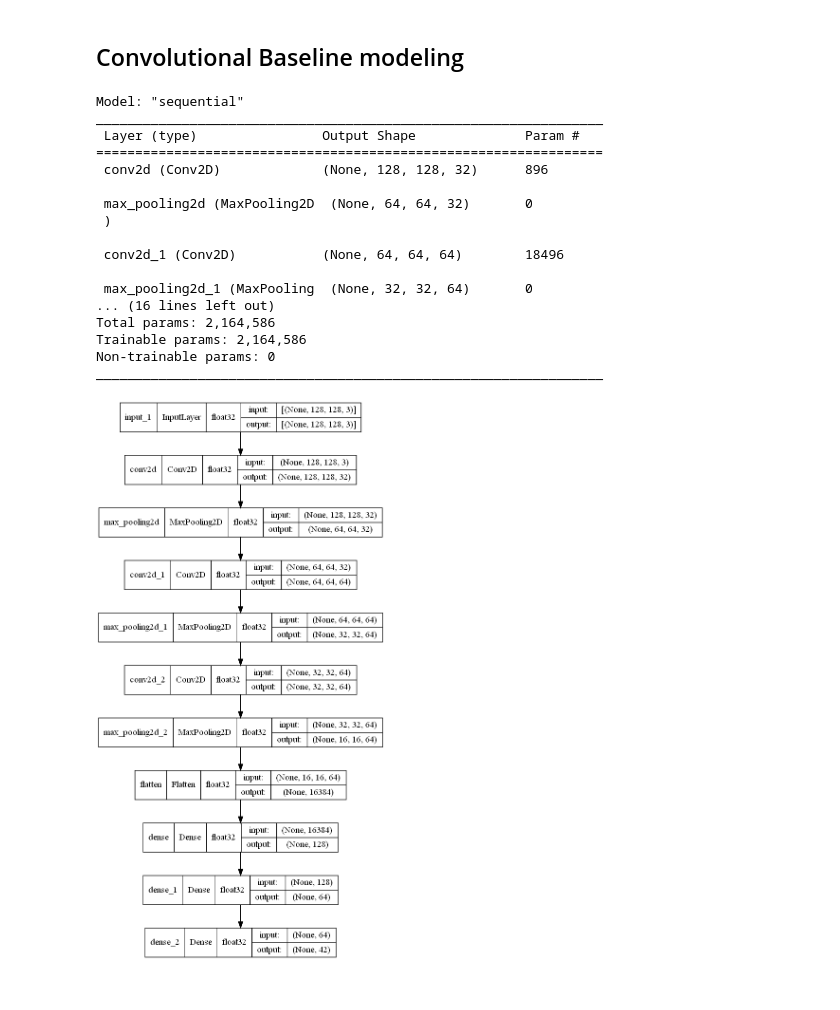
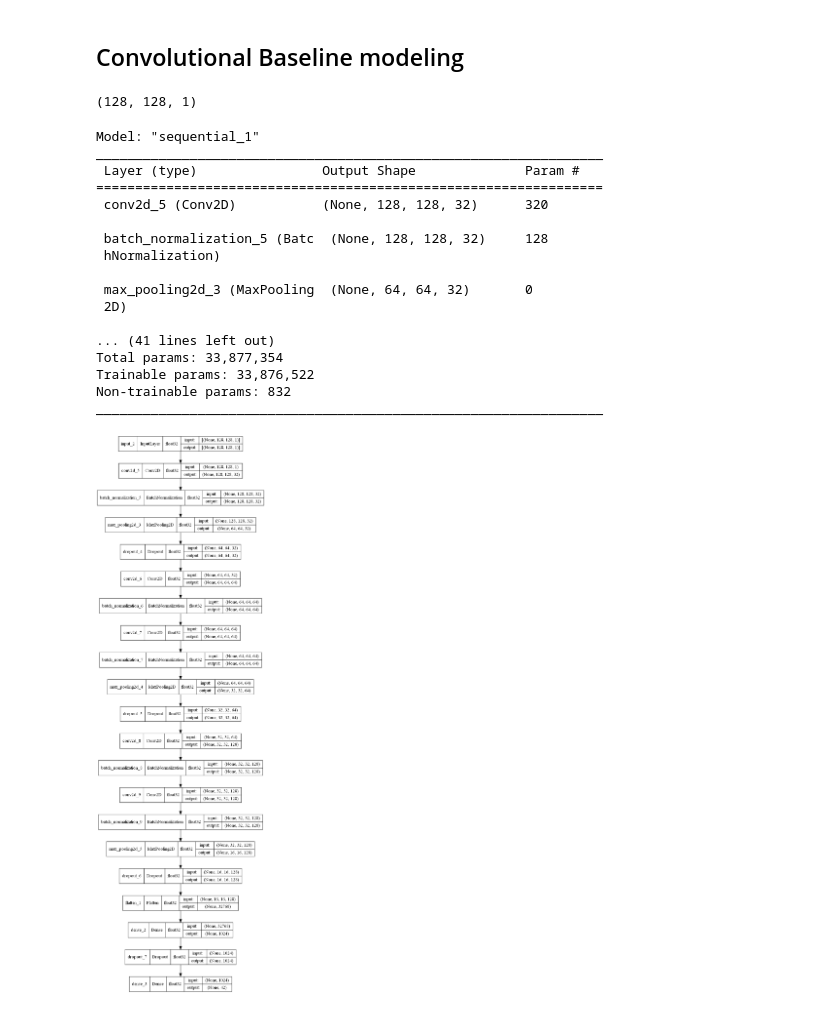
Before and after one commit to ashen007/Identify-Diseases-in-Crops-leaf, a Jupyter notebook: models/baseline_2_con.ipynb, the cells around one changed output. Saved outputs shown, nothing was run; the diff lists cells and outputs as text; code cells hidden in the pictures.

Commit message:
experimental conv net

```diff
--- a/models/baseline_2_con.ipynb
+++ b/models/baseline_2_con.ipynb
@@ -65,44 +84,62 @@ val_gen = val_generator.flow(val_x, val_y, batch_size=32)
+# %%
+X[0].shape
+# %% [output]
+(128, 128, 1)
 # %%
+# alex net smaller version
 base_conv = Sequential()
 
-base_conv.add(InputLayer(input_shape=(128,128,3)))
-base_conv.add(Conv2D(filters=32,kernel_size=(3,3),padding='same',activation=relu))
-base_conv.add(MaxPooling2D(pool_size=(2,2)))
-base_conv.add(Conv2D(filters=64,kernel_size=(3,3),padding='same',activation=relu))
-base_conv.add(MaxPooling2D(pool_size=(2,2)))
-base_conv.add(Conv2D(filters=64,kernel_size=(3,3),padding='same',activation=relu))
-base_conv.add(MaxPooling2D(pool_size=(2,2)))
+base_conv.add(InputLayer(input_shape=(128, 128, 1)))
+base_conv.add(Conv2D(filters=32, kernel_size=(3, 3), padding='same', kernel_initializer = 'he_normal', activation=relu))
+base_conv.add(BatchNormalization())
+base_conv.add(MaxPooling2D(pool_size=(2, 2)))
+base_conv.add(Dropout(0.25))
+
+base_conv.add(Conv2D(filters=64, kernel_size=(3, 3), padding='same', kernel_initializer = 'he_normal', activation=relu))
+base_conv.add(BatchNormalization())
+base_conv.add(Conv2D(filters=64, kernel_size=(3, 3), padding='same', kernel_initializer = 'he_normal', activation=relu))
+base_conv.add(BatchNormalization())
+base_conv.add(MaxPooling2D(pool_size=(2, 2)))
+base_conv.add(Dropout(0.25))
+
+base_conv.add(Conv2D(filters=128, kernel_size=(3, 3), padding='same', kernel_initializer = 'he_normal', activation=relu))
+base_conv.add(BatchNormalization())
+base_conv.add(Conv2D(filters=128, kernel_size=(3, 3), padding='same', kernel_initializer = 'he_normal', activation=relu))
+base_conv.add(BatchNormalization())
+base_conv.add(MaxPooling2D(pool_size=(2, 2)))
+base_conv.add(Dropout(0.25))
+
 base_conv.add(Flatten())
-base_conv.add(Dense(units=128, activation=relu))
-base_conv.add(Dense(units=64, activation=relu))
+base_conv.add(Dense(units=1024, kernel_initializer = 'he_normal', activation=relu))
+base_conv.add(Dropout(0.5))
 base_conv.add(Dense(units=42, activation=sigmoid))
 
 base_conv.summary()
 # %% [output]
-Model: "sequential"
+Model: "sequential_1"
 _________________________________________________________________
  Layer (type)                Output Shape              Param #
 =================================================================
- conv2d (Conv2D)             (None, 128, 128, 32)      896
+ conv2d_5 (Conv2D)           (None, 128, 128, 32)      320
 
- max_pooling2d (MaxPooling2D  (None, 64, 64, 32)       0
- )
+ batch_normalization_5 (Batc  (None, 128, 128, 32)     128
+ hNormalization)
 
- conv2d_1 (Conv2D)           (None, 64, 64, 64)        18496
+ max_pooling2d_3 (MaxPooling  (None, 64, 64, 32)       0
+ 2D)
 
- max_pooling2d_1 (MaxPooling  (None, 32, 32, 64)       0
-... (16 lines left out)
-Total params: 2,164,586
-Trainable params: 2,164,586
-Non-trainable params: 0
+... (41 lines left out)
+Total params: 33,877,354
+Trainable params: 33,876,522
+Non-trainable params: 832
 _________________________________________________________________
 # %%
 plot_model(base_conv,
-           to_file='../models/baseline_conv.png',
+           to_file='../models/exp_conv_3.png',
            show_shapes=True,
            show_dtype=True,
            show_layer_names=True)
 # %% [output]
-[figure, old version]
+[figure, new version]
 # %%
 base_conv.compile(optimizer=Adam(),
```
Also changed, not shown: parts of 7 cells of this notebook, 5 other files.
